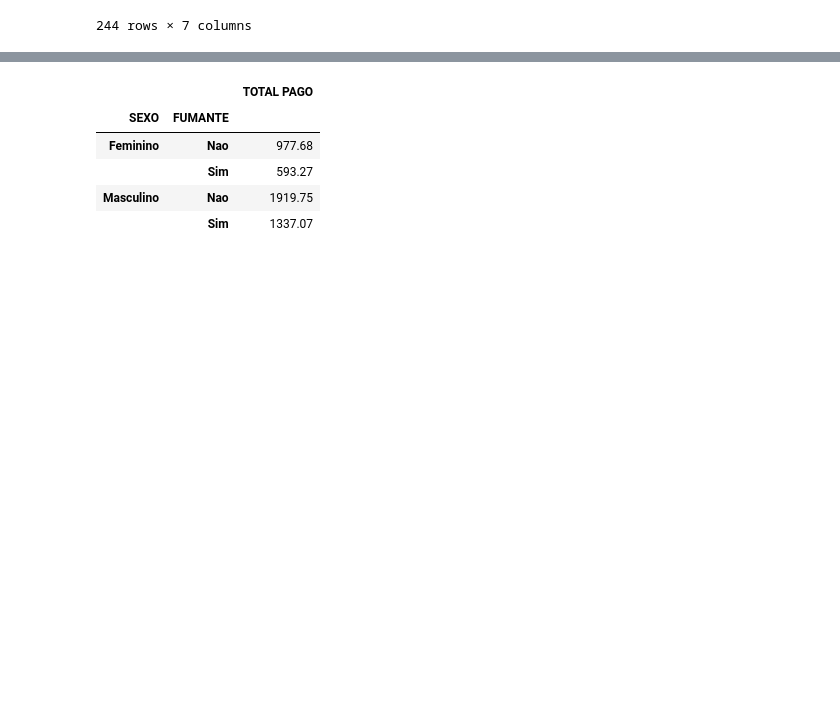
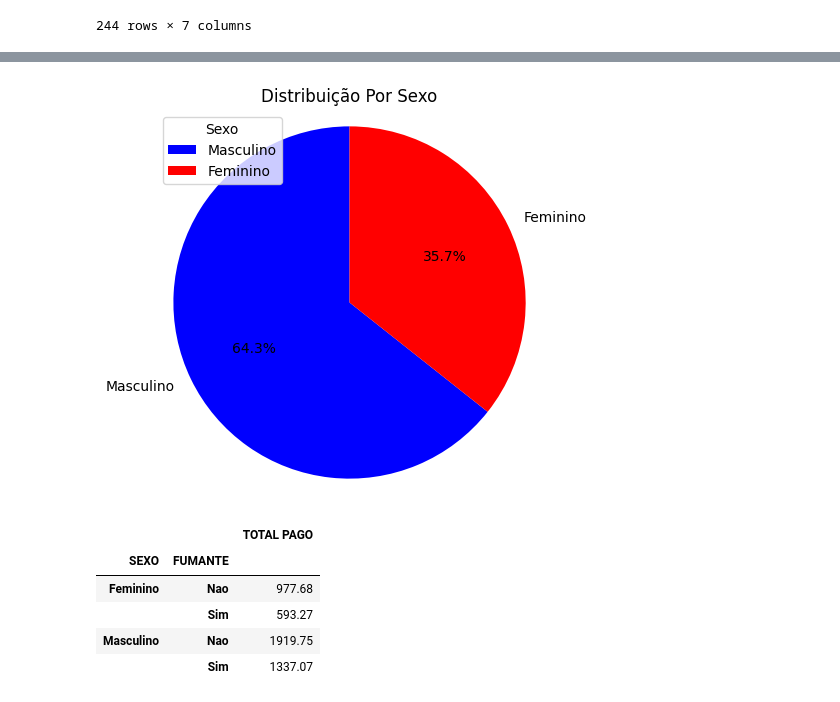
Before and after one commit to trunfo4608/Python-Analise_Restaurante, a Jupyter notebook: Proj_Analise_Dados_Restaurante.ipynb, the cells around one changed output, grey strips where cells are left out. Drawn from its saved outputs; the diff is of its cells as text; code cells hidden in the pictures; blank space fills up the shorter version.

```diff
--- a/Proj_Analise_Dados_Restaurante.ipynb
+++ b/Proj_Analise_Dados_Restaurante.ipynb
@@ -170,0 +156,3 @@ Text(0.5, 1.0, 'Percentual Faturado Por Sexo')
+# %%
+sub_set_sexo = sub_set['SEXO'].value_counts()
+sub_set_sexo
@@ -171,3 +165,16 @@ Text(0.5, 1.0, 'Percentual Faturado Por Sexo')
+# %%
+cores = ['blue', 'red']
+
+
+plt.figure(figsize=(5,5))
+plt.pie(sub_set_sexo, labels=sub_set_sexo.keys(), autopct='%1.1f%%', colors=cores, startangle=90)
+plt.title('Distribuição de Sexo')
+plt.legend(sub_set_sexo.keys(), title="Sexo", loc="upper left")
+plt.axis('equal')
+plt.title('Distribuição Por Sexo')
+plt.show()
+# %% [output]
+[figure, added]
 # %%
 sub_set_sexo_valorpago_fumante =(
 
```
Also changed, not shown: parts of 4 cells of this notebook.
